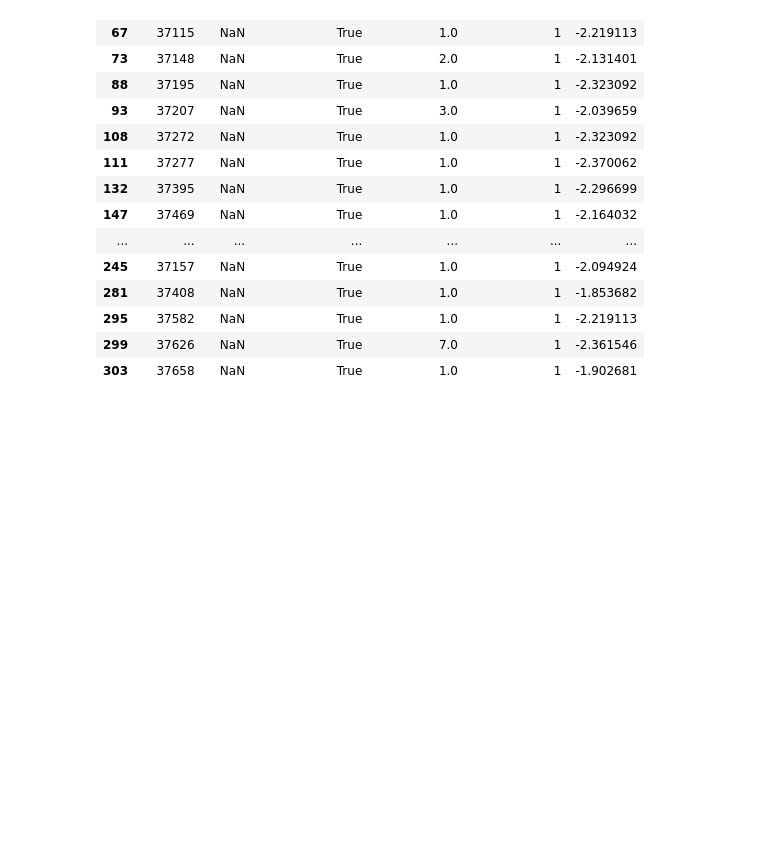
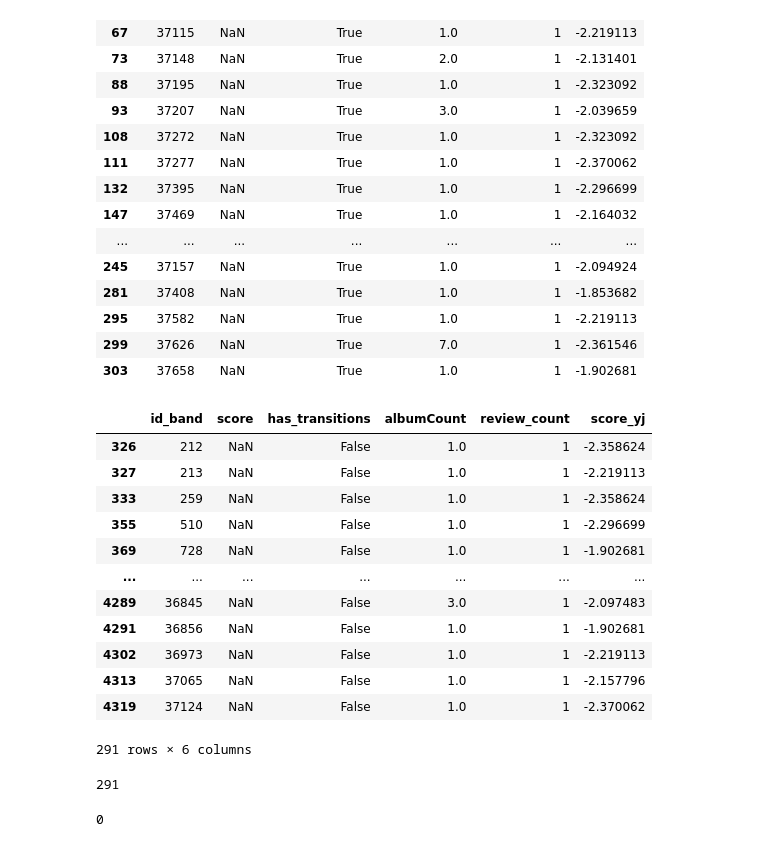
Before and after one commit to chainReactionCol/newRep, a Jupyter notebook: Data_StoryTelling_Sanchez_Ruiz.ipynb, the cells around one changed output. Cells and saved outputs as stored; diff of their text form; code cells hidden in the pictures; blank space fills up the shorter version.

```diff
--- a/Data_StoryTelling_Sanchez_Ruiz.ipynb
+++ b/Data_StoryTelling_Sanchez_Ruiz.ipynb
@@ -418,3 +434,29 @@ filtered_rows
 | 295 | 37582 | NaN | True | 1.0 | 1 | -2.219113 |
 | 299 | 37626 | NaN | True | 7.0 | 1 | -2.361546 |
 | 303 | 37658 | NaN | True | 1.0 | 1 | -1.902681 |
+# %%
+filtered_rows_false = yeoOutliers[(yeoOutliers['has_transitions'] == False) & (yeoOutliers['score'].isna())]
+# %%
+filtered_rows_false
+# %% [output]
+|  | id_band | score | has_transitions | albumCount | review_count | score_yj |
+| 326 | 212 | NaN | False | 1.0 | 1 | -2.358624 |
+| 327 | 213 | NaN | False | 1.0 | 1 | -2.219113 |
+| 333 | 259 | NaN | False | 1.0 | 1 | -2.358624 |
+| 355 | 510 | NaN | False | 1.0 | 1 | -2.296699 |
+| 369 | 728 | NaN | False | 1.0 | 1 | -1.902681 |
+| ... | ... | ... | ... | ... | ... | ... |
+| 4289 | 36845 | NaN | False | 3.0 | 1 | -2.097483 |
+| 4291 | 36856 | NaN | False | 1.0 | 1 | -1.902681 |
+| 4302 | 36973 | NaN | False | 1.0 | 1 | -2.219113 |
+| 4313 | 37065 | NaN | False | 1.0 | 1 | -2.157796 |
+| 4319 | 37124 | NaN | False | 1.0 | 1 | -2.370062 |
+291 rows × 6 columns
+# %%
+filtered_rows_false['score'].isna().sum()
+# %% [output]
+291
+# %%
+filtered_rows_false['score_yj'].isna().sum()
+# %% [output]
+0
```
Also changed, not shown: parts of 14 cells of this notebook.
